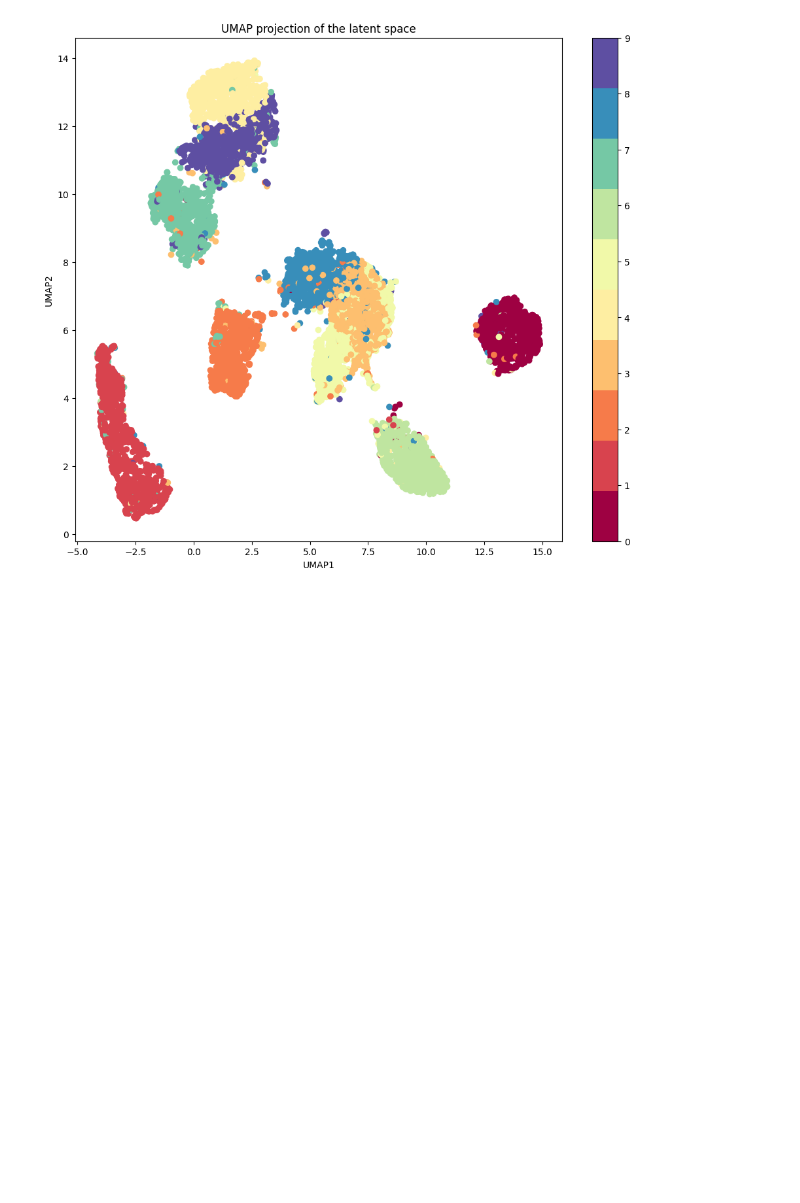
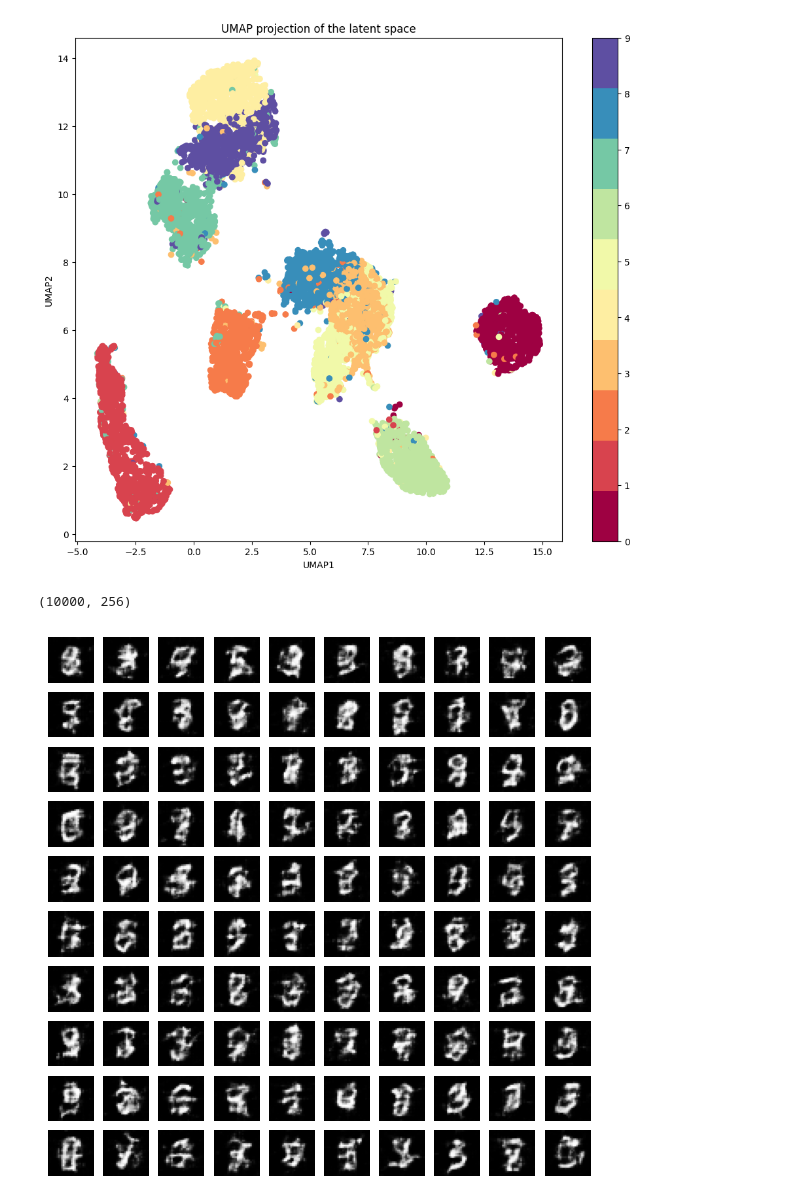
Before and after one commit to xujialiu/computer-vision-with-pytorch, a Jupyter notebook: ch11.2_cnv_auto_encoder_tsne_umap.ipynb, the cells around one changed output. Drawn from its saved outputs; the diff is of its cells as text; code cells hidden in the pictures; blank space fills up the shorter version.

```diff
--- a/ch11_cnv_auto_encoder_tsne_umap.ipynb
+++ b/ch11.2_cnv_auto_encoder_tsne_umap.ipynb
@@ -209,3 +209,37 @@ plt.ylabel("UMAP2")
 plt.show()
 # %% [output]
 [figure]
+# %%
+latent_vectors = []
+classes = []
+
+for im, clss in val_dl:
+    latent_vectors.append(model.encoder(im))
+    classes.extend(clss)
+
+# 将bottleneck layer的输出展平
+latent_vectors = torch.cat(latent_vectors).cpu().detach().numpy().reshape(10000, -1)
+# %%
+latent_vectors.shape
+# %% [output]
+(10000, 256)
+# %%
+rand_vectors = []
+for col in latent_vectors.transpose(1, 0):
+    # 获取bottleneck layer的每一列的均值和方差
+    mu, sigma = col.mean(), col.std()
+    # 对latent_vectors的标准差中加入噪声, 并减持当作新的bottleneck layer的值
+    rand_vectors.append(sigma * torch.randn(1, 100) + mu)
+
+rand_vectors = torch.cat(rand_vectors).transpose(1, 0).to(device)
+# %%
+# 绘制新的bottleneck layer的值
+fig, ax = plt.subplots(10, 10, figsize=(7, 7))
+ax = iter(ax.flat)
+for p in rand_vectors:
+    img = model.decoder(p.reshape(1, 64, 2, 2)).view(28, 28)
+    show(img, ax=next(ax))
+# 可以看到, 输出的图像实际上与均值和标准差的关系很小
+# 可以通过VAE, 将特征嵌入潜在向量(均值和标准差)中
+# %% [output]
+[figure, added]
```
Also changed, not shown: parts of 3 cells of this notebook, 2 other files.
